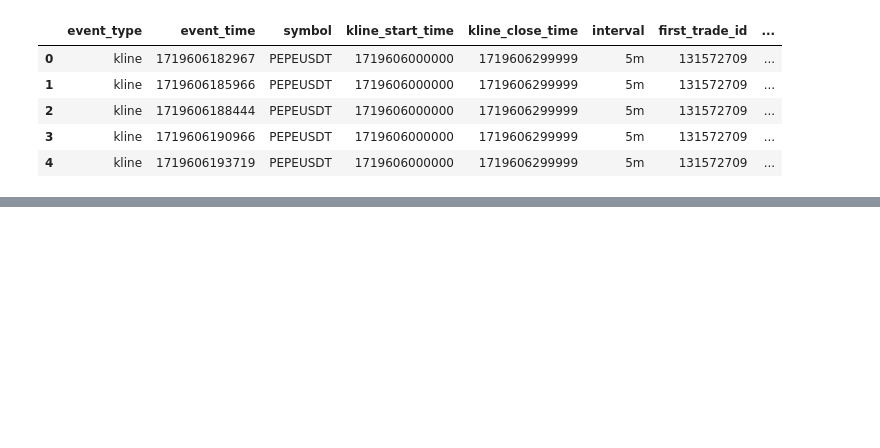
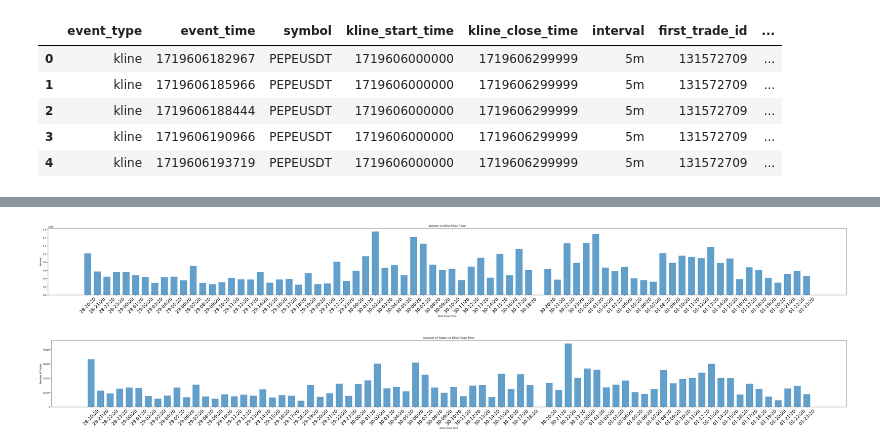
Before and after one commit to reha-hazir/real-time-trading-data-analysis, a Jupyter notebook: data_analytics/analysis/another_approach.ipynb, the cells around one changed output, grey strips where cells are left out. Drawn from its saved outputs; the diff is of its cells as text; code cells hidden in the pictures; blank space fills up the shorter version.

Commit message:
added peak hours analysis

```diff
--- a/data_analytics/analysis/another_approach.ipynb
+++ b/data_analytics/analysis/another_approach.ipynb
@@ -60,0 +76,3 @@ df.to_csv("../datasets/processed/pepeusdt_5m_annotation.csv", index=False)
+# %%
+df1 = df1[df1['is_kline_closed'] == True]
+df2 = df2[df2['is_kline_closed'] == True]
@@ -60,0 +117,23 @@ df.to_csv("../datasets/processed/pepeusdt_5m_annotation.csv", index=False)
+# %%
+num_chunks = len(df2) // 12
+
+summed_volumes = []
+summed_nots = []
+start_indices = []
+
+for i in range(num_chunks):
+    start_index = i * 12
+    end_index = start_index + 12
+    summed_volume = df2.iloc[start_index:end_index]['volume'].sum()
+    summed_not = df2.iloc[start_index:end_index]['number_of_trades'].sum()
+    summed_volumes.append(summed_volume)
+    summed_nots.append(summed_not)
+    start_indices.append(df2.iloc[start_index]['kline_start_time'])
+
+
+new_df2 = pd.DataFrame({
+    'kline_start_time': start_indices,
+    'volume_hourly': summed_volumes,
+    'number_of_trades': summed_nots
+})
+new_df2.head()
@@ -61,3 +147,37 @@ df.to_csv("../datasets/processed/pepeusdt_5m_annotation.csv", index=False)
+# %%
+new_df = pd.concat([new_df1, new_df2])
+
+new_df.reset_index(drop=True, inplace=True)
+# %%
+# measurement of peak hours
+plt.figure(figsize=(50, 6))
+plt.bar(new_df['kline_start_time'], new_df['volume_hourly'], width=0.03, align='center', alpha=0.7)
+plt.xlabel('Kline Close Time')
+plt.ylabel('Volume')
+plt.title('Volume vs Kline Close Time')
+
+# Set x-ticks to show day, hour, and minute
+plt.xticks(new_df['kline_start_time'], new_df['kline_start_time'].dt.strftime('%d-%H:%M'), rotation=45, fontsize=20)
+plt.tight_layout()
+
+plt.show()
+# %% [output]
+[figure, added]
+# %%
+# measurement of peak hours
+plt.figure(figsize=(50, 6))
+plt.bar(new_df['kline_start_time'], new_df['number_of_trades'], width=0.03, align='center', alpha=0.7)
+plt.xlabel('Kline Close Time')
+plt.ylabel('Number of Trades')
+plt.title('Number of Trades vs Kline Close Time')
+
+# Set x-ticks to show day, hour, and minute
+plt.xticks(new_df['kline_start_time'], new_df['kline_start_time'].dt.strftime('%d-%H:%M'), rotation=45, fontsize=20)
+plt.tight_layout()
+
+plt.show()
+# %% [output]
+[figure, added]
 # %%
 import dash
 from dash import dcc, html, Input, Output
```
Also changed, not shown: parts of 7 cells of this notebook, 6 other files.
